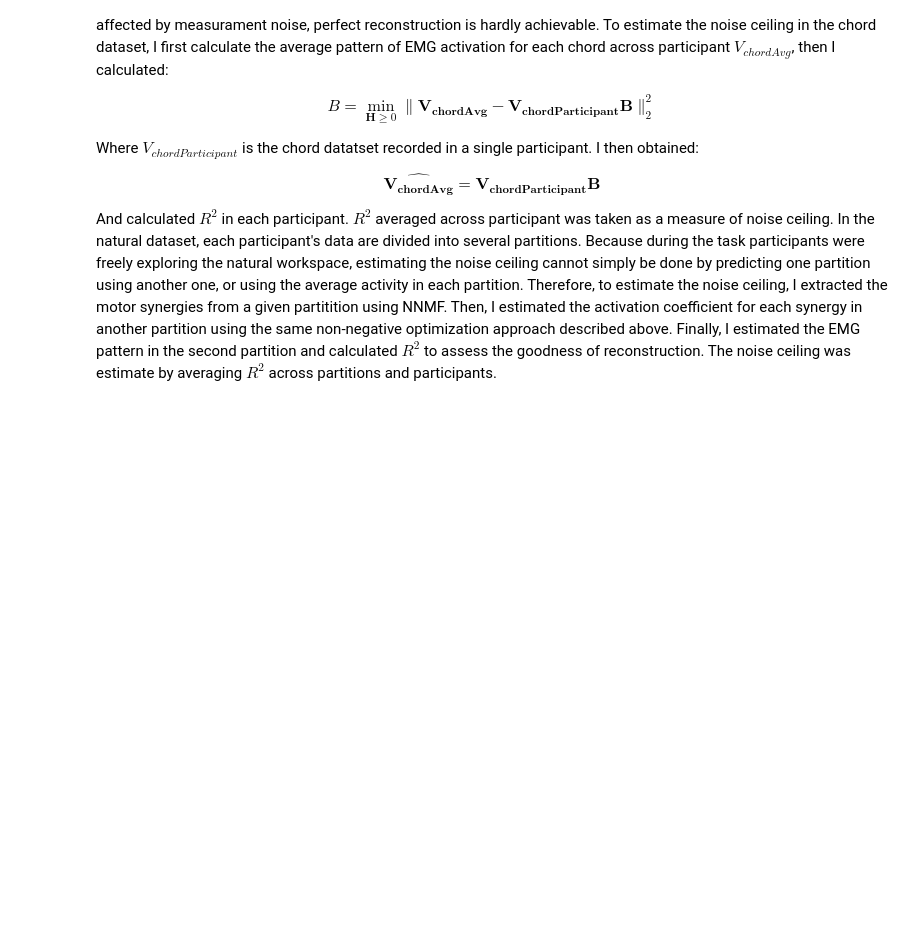
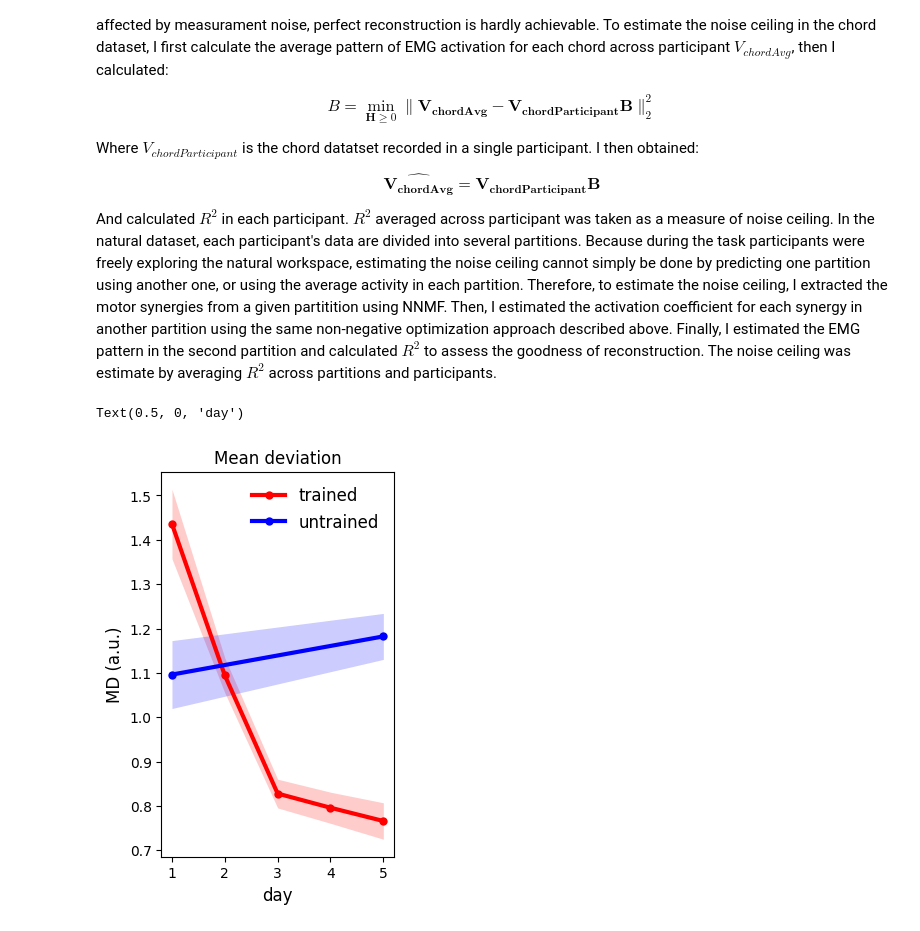
Before and after one commit to mnlmrc/extension-flexion-chords, a Jupyter notebook: notebooks/main.ipynb, the cells around one changed output. Cells and saved outputs as stored; diff of their text form; code cells hidden in the pictures; blank space fills up the shorter version.

```diff
--- a/notebooks/main.ipynb
+++ b/notebooks/main.ipynb
@@ -1130,22 +1130,26 @@ fig.tight_layout()
 # %%
 experiment = 'efc3'
 
 metrics = pd.read_csv(os.path.join(gl.baseDir, experiment, 'metrics.tsv'), sep='\t')
+# metrics = metrics[metrics['participant_id']=='subj100']
 
 fig, axs = plt.subplots(figsize=(3, 5))
 
 sns.lineplot(data=metrics, ax=axs, x='day', y='MD', hue='chord', errorbar='se',
-             palette=['red', 'blue'], marker='o', markeredgewidth=0, lw=3, err_kws={'linewidth': 0})
+             palette=['red', 'blue'], marker='o', markeredgewidth=0, lw=3, err_kws={'linewidth': 0}, hue_order=['trained', 'untrained'])
 # axs.set_xticks(np.linspace(8, 28, 5))
 # axs.set_xticklabels(np.linspace(1, 5, 5, dtype=int))
 
 axs.legend(loc='upper right', ncol=1, frameon=False, fontsize=fontsize)
 
 axs.set_title('Mean deviation', fontsize=fontsize)
 axs.set_ylabel('MD (a.u.)', fontsize=fontsize)
 axs.set_xlabel('day', fontsize=fontsize)
 
-decor(axs=axs, fontsize=fontsize, xlim=(1, 5), ylim=(.85, 1.5), ybounds=(.9, 1.5), xbounds=(1, 5), spines_width=2)
+# decor(axs=axs, fontsize=fontsize, xlim=(1, 5), ylim=(.85, 1.5), ybounds=(.9, 1.5), xbounds=(1, 5), spines_width=2)
+# %% [output]
+Text(0.5, 0, 'day')
+[figure, added]
 # %%
 from scipy.stats import pearsonr
 
```
Also changed, not shown: parts of 2 cells of this notebook.
